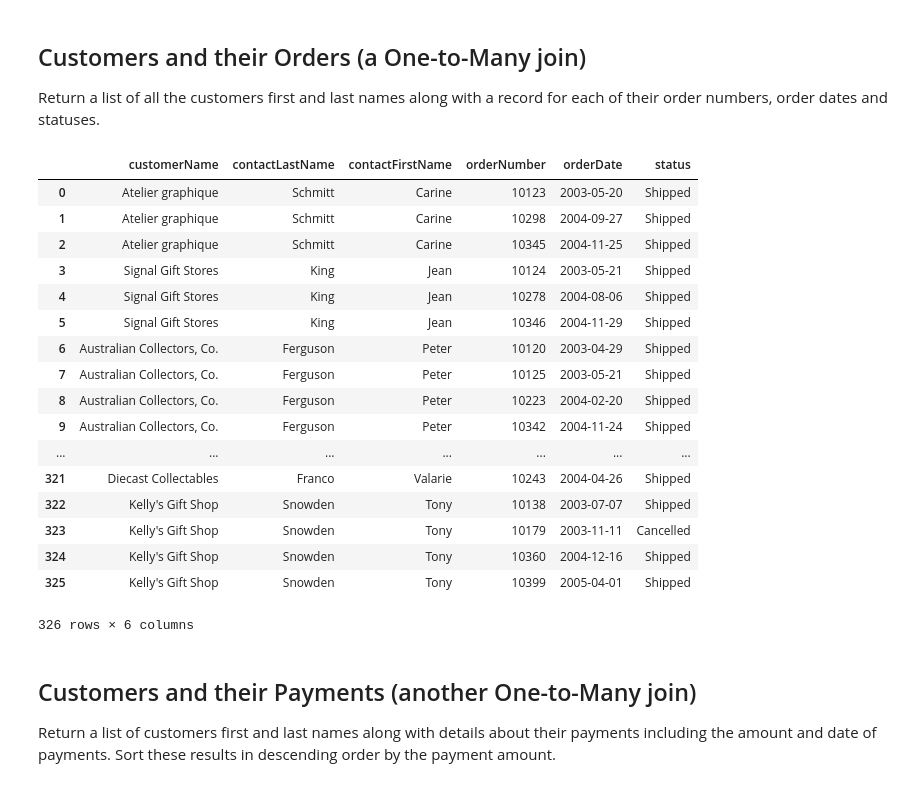
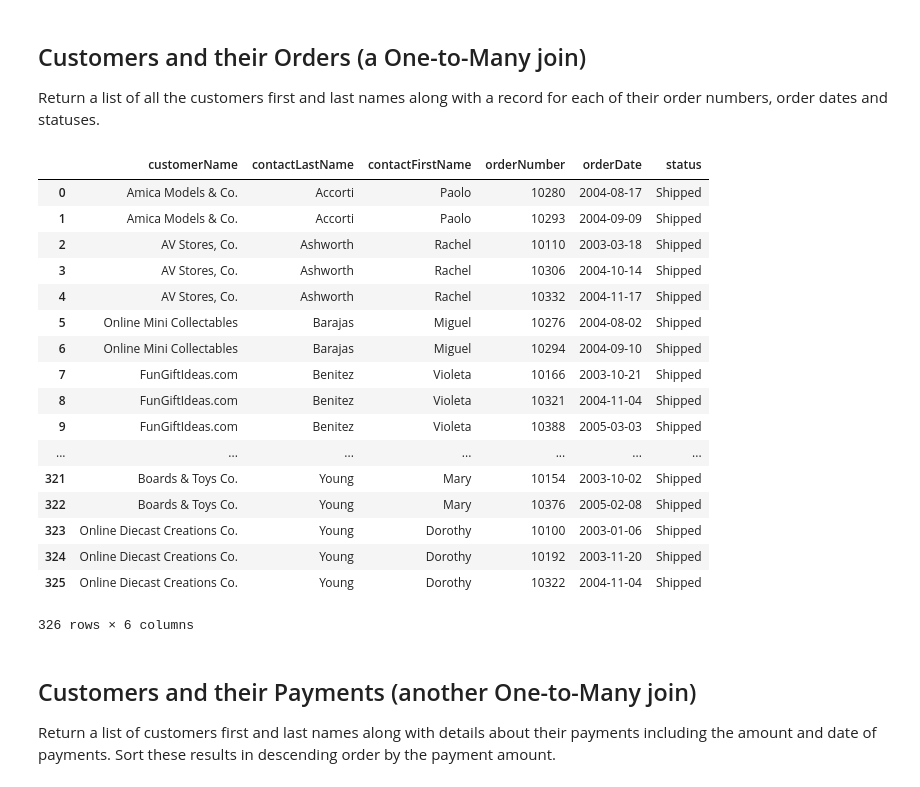
Before and after one commit to minnaf/dsc-one-to-many-and-many-to-many-joins-lab-nyc-ds-060319, a Jupyter notebook: index.ipynb, the cells around one changed output. Cells and saved outputs as stored; diff of their text form; code cells hidden in the pictures.

```diff
--- a/index.ipynb
+++ b/index.ipynb
@@ -73,32 +73,34 @@ Return a list of all the customers first and last names along with a record for
 # %%
 # Your code here
 
 
 c.execute('''SELECT customerName, contactLastName, contactFirstName,
              orderNumber, orderDate, status FROM customers JOIN orders
-             USING(customerNumber) ORDER BY ''')
+             USING(customerNumber) ORDER BY contactLastName''')
+
+pri
 
 df = pd.DataFrame(c.fetchall())
 df.columns = [x[0] for x in c.description]
 df
 # %% [output]
 |  | customerName | contactLastName | contactFirstName | orderNumber | orderDate | status |
-| 0 | Atelier graphique | Schmitt | Carine | 10123 | 2003-05-20 | Shipped |
-| 1 | Atelier graphique | Schmitt | Carine | 10298 | 2004-09-27 | Shipped |
-| 2 | Atelier graphique | Schmitt | Carine | 10345 | 2004-11-25 | Shipped |
-| 3 | Signal Gift Stores | King | Jean | 10124 | 2003-05-21 | Shipped |
-| 4 | Signal Gift Stores | King | Jean | 10278 | 2004-08-06 | Shipped |
-| 5 | Signal Gift Stores | King | Jean | 10346 | 2004-11-29 | Shipped |
-| 6 | Australian Collectors, Co. | Ferguson | Peter | 10120 | 2003-04-29 | Shipped |
-| 7 | Australian Collectors, Co. | Ferguson | Peter | 10125 | 2003-05-21 | Shipped |
-| 8 | Australian Collectors, Co. | Ferguson | Peter | 10223 | 2004-02-20 | Shipped |
-| 9 | Australian Collectors, Co. | Ferguson | Peter | 10342 | 2004-11-24 | Shipped |
+| 0 | Amica Models & Co. | Accorti | Paolo | 10280 | 2004-08-17 | Shipped |
+| 1 | Amica Models & Co. | Accorti | Paolo | 10293 | 2004-09-09 | Shipped |
+| 2 | AV Stores, Co. | Ashworth | Rachel | 10110 | 2003-03-18 | Shipped |
+| 3 | AV Stores, Co. | Ashworth | Rachel | 10306 | 2004-10-14 | Shipped |
+| 4 | AV Stores, Co. | Ashworth | Rachel | 10332 | 2004-11-17 | Shipped |
+| 5 | Online Mini Collectables | Barajas | Miguel | 10276 | 2004-08-02 | Shipped |
+| 6 | Online Mini Collectables | Barajas | Miguel | 10294 | 2004-09-10 | Shipped |
+| 7 | FunGiftIdeas.com | Benitez | Violeta | 10166 | 2003-10-21 | Shipped |
+| 8 | FunGiftIdeas.com | Benitez | Violeta | 10321 | 2004-11-04 | Shipped |
+| 9 | FunGiftIdeas.com | Benitez | Violeta | 10388 | 2005-03-03 | Shipped |
 | ... | ... | ... | ... | ... | ... | ... |
-| 321 | Diecast Collectables | Franco | Valarie | 10243 | 2004-04-26 | Shipped |
-| 322 | Kelly's Gift Shop | Snowden | Tony | 10138 | 2003-07-07 | Shipped |
-| 323 | Kelly's Gift Shop | Snowden | Tony | 10179 | 2003-11-11 | Cancelled |
-| 324 | Kelly's Gift Shop | Snowden | Tony | 10360 | 2004-12-16 | Shipped |
-| 325 | Kelly's Gift Shop | Snowden | Tony | 10399 | 2005-04-01 | Shipped |
+| 321 | Boards & Toys Co. | Young | Mary | 10154 | 2003-10-02 | Shipped |
+| 322 | Boards & Toys Co. | Young | Mary | 10376 | 2005-02-08 | Shipped |
+| 323 | Online Diecast Creations Co. | Young | Dorothy | 10100 | 2003-01-06 | Shipped |
+| 324 | Online Diecast Creations Co. | Young | Dorothy | 10192 | 2003-11-20 | Shipped |
+| 325 | Online Diecast Creations Co. | Young | Dorothy | 10322 | 2004-11-04 | Shipped |
 326 rows × 6 columns
 # %% [markdown]
 ## Customers and their Payments (another One-to-Many join)
```
